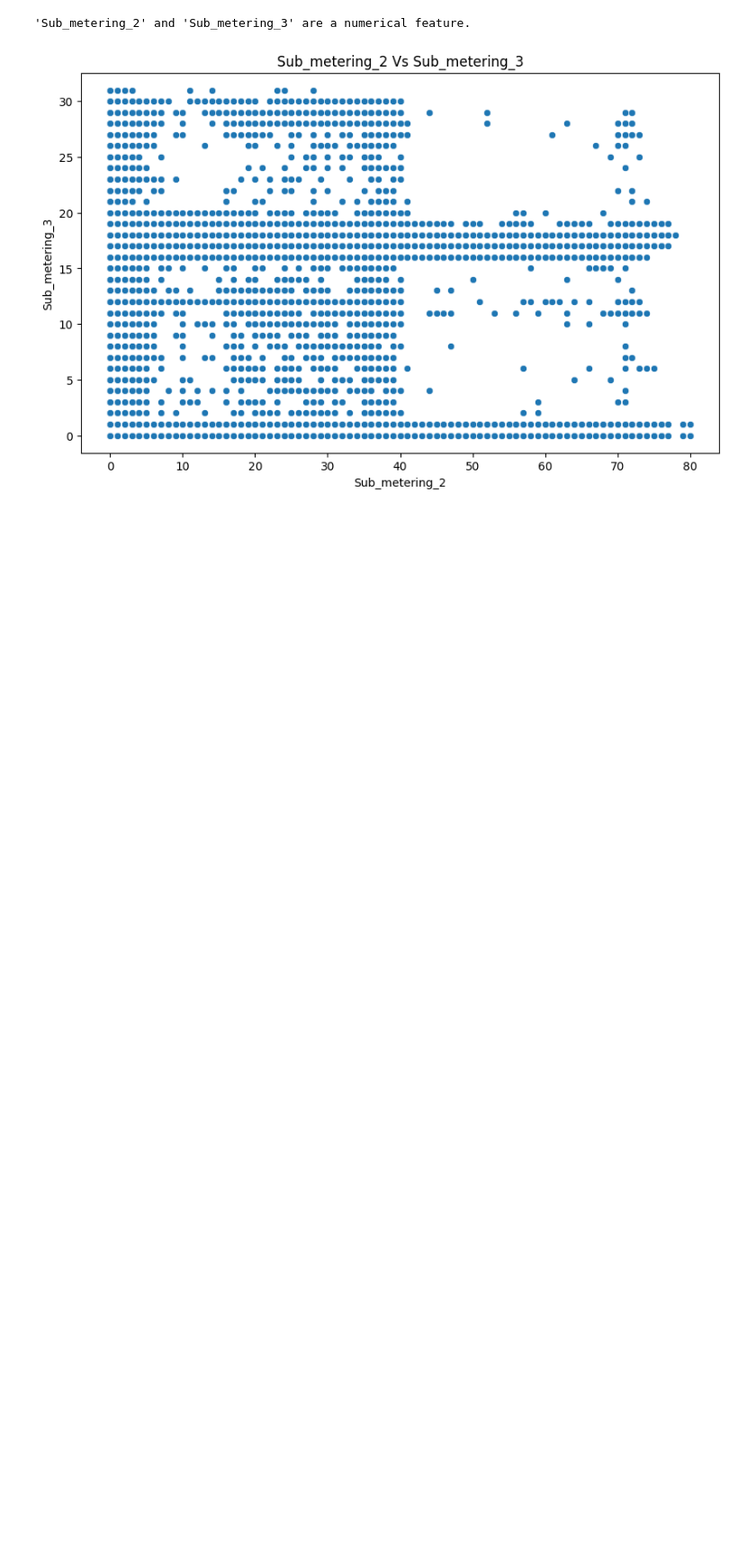
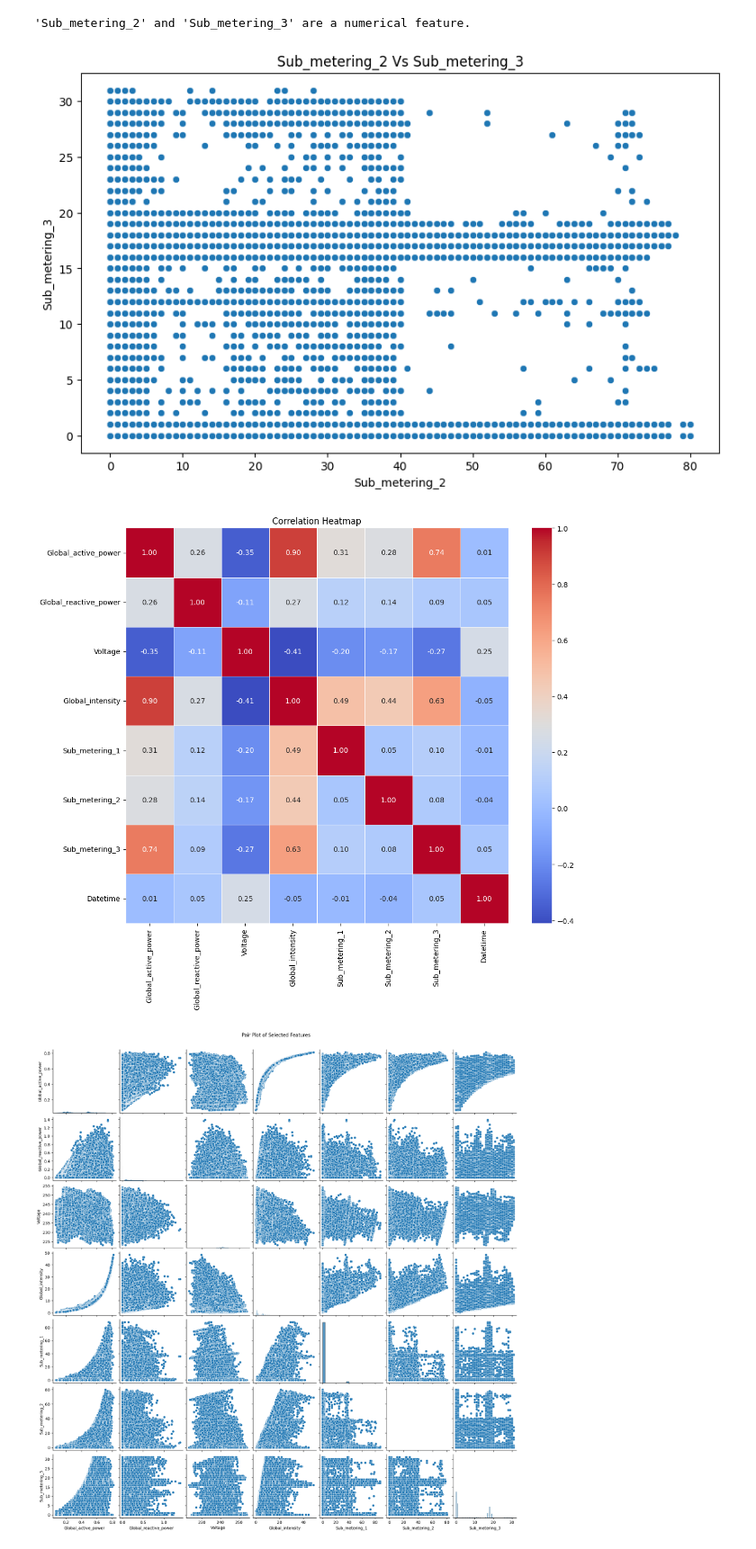
Before and after one commit to yuvraj-rathod-1202/Electricity_Consumption_Predictor, a Jupyter notebook: EDA/EDA.ipynb, the cells around one changed output. Shown at 90% size. Drawn from its saved outputs; the diff is of its cells as text; code cells hidden in the pictures; blank space fills up the shorter version.

Commit message:
multi variate

```diff
--- a/EDA/EDA.ipynb
+++ b/EDA/EDA.ipynb
@@ -192,3 +193,8 @@ BivariateAnalyzer().execute_strategy(df, "Sub_metering_2", "Sub_metering_3")
 # %% [output]
 'Sub_metering_2' and 'Sub_metering_3' are a numerical feature.
 [figure]
+# %%
+SimpleMultivariateAnalysis().analyze(df)
+# %% [output]
+[figure, added]
+[figure, added]
```
Also changed, not shown: parts of 1 cell of this notebook, 1 other file.
